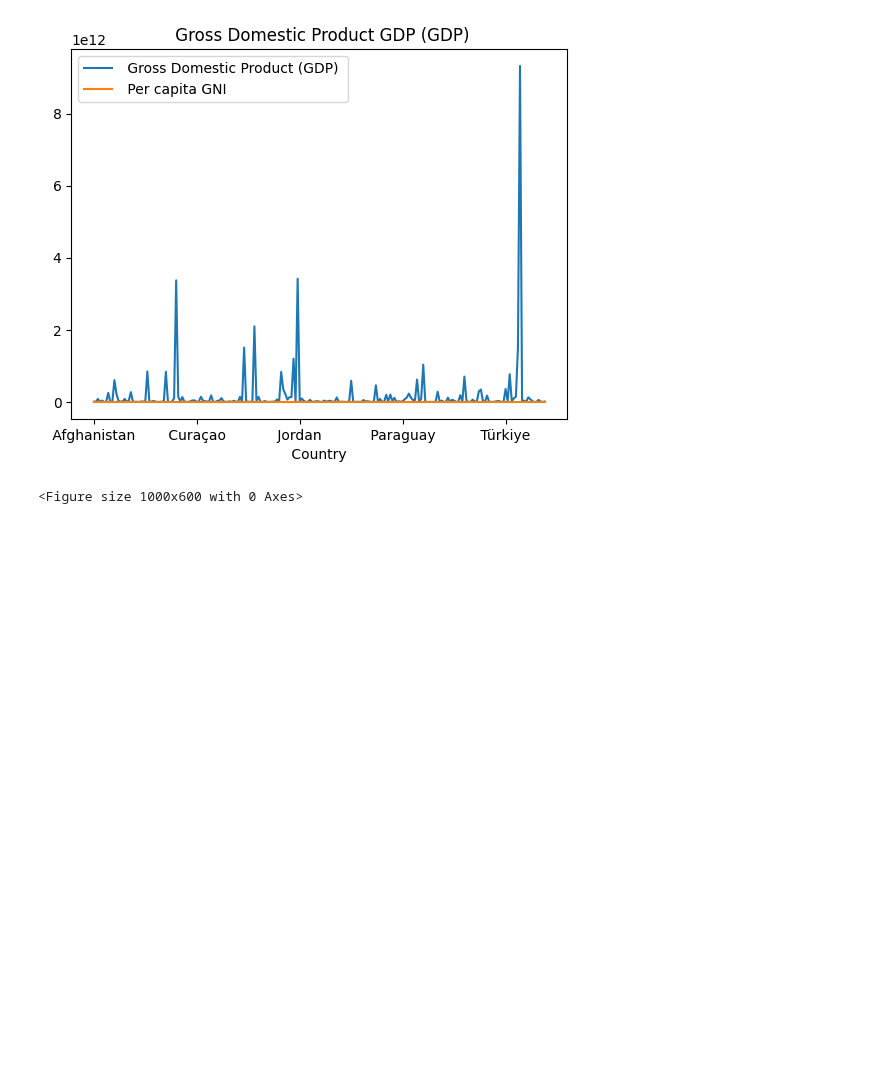
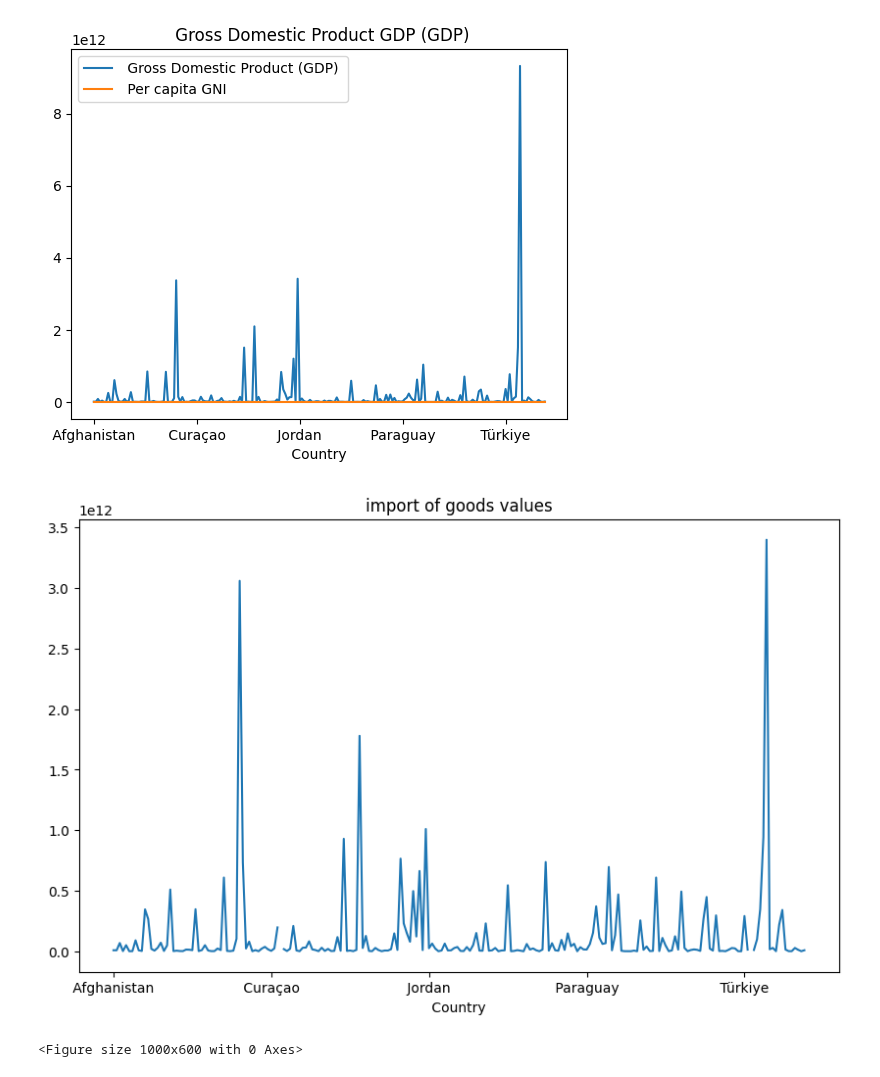
Before and after one commit to khoulaCode/machine-learning-code-orbit, a Jupyter notebook: team_members/from_almuhannad/global_economy_indicator.ipynb, the cells around one changed output. Cells and saved outputs as stored; diff of their text form; code cells hidden in the pictures; blank space fills up the shorter version.

```diff
--- a/team_members/from_almuhannad/global_economy_indicator.ipynb
+++ b/team_members/from_almuhannad/global_economy_indicator.ipynb
@@ -96,0 +99,3 @@ df_capita
+# %%
+df_goods_value = df.groupby(" Country ")[" Imports of goods and services "].max()
+df_goods_value
@@ -130,6 +149,13 @@ plt.title(" Gross Domestic Product GDP (GDP)")
 plt.show()
 # %% [output]
 [figure]
+# %%
+plt.figure(figsize=(10, 6))
+df_goods_value.plot(kind='line')
+plt.title("import of goods values")
+plt.show()
+# %% [output]
+[figure, added]
 # %%
 plt.figure(figsize=(10, 6))
 df_totalExport.unstack().plot(kind='line')
```
Also changed, not shown: parts of 4 cells of this notebook.
